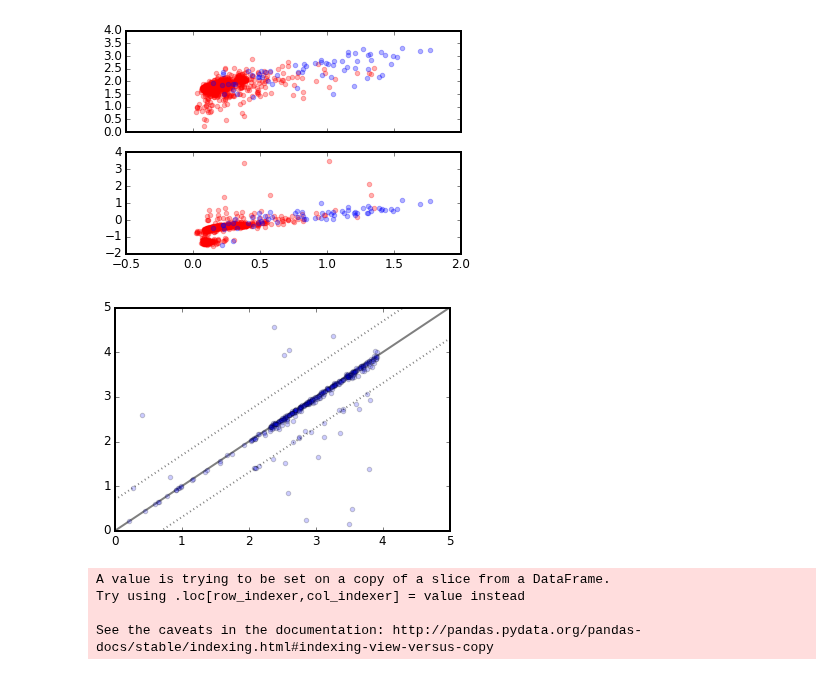
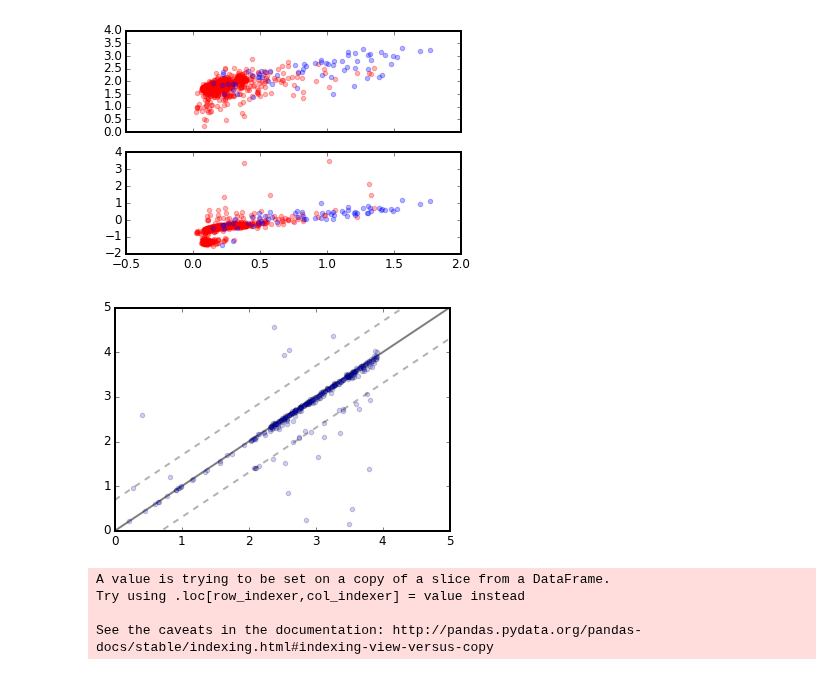
Before and after one commit to RuthAngus/GProtation, a Jupyter notebook: notebooks_tdm/summary.ipynb, the cells around one changed output. Saved outputs shown, nothing was run; the diff lists cells and outputs as text; code cells hidden in the pictures.

```diff
--- a/notebooks_tdm/summary.ipynb
+++ b/notebooks_tdm/summary.ipynb
@@ -84,28 +84,28 @@ ax2.scatter(good5.height, np.log10(good5.tau/good5.prot), label='good', color='b
 # %%
 %matplotlib inline
 import matplotlib.pyplot as plt
 import mpld3
 from mpld3 import plugins
 mpld3.enable_notebook()
 
 # q = 'tau > 0.5*prot and DELTA_OMEGA==0'
 q = 'DELTA_OMEGA==0'
 # q = 'DELTA_OMEGA > -1'
 
 fig, ax = plt.subplots(1,1)
 points = ax.scatter(np.log(df_acf.query(q)['P_MEAN']), np.log(df_acf.query(q).prot),
                     alpha=0.2)
 ax.plot(range(6), range(6), 'k', lw=2, alpha=0.5, zorder=0)
-ax.plot(range(6), np.arange(6) + np.log(2), ls=':', c='k', alpha=0.5)
-ax.plot(range(6), np.arange(6) - np.log(2), ls=':', c='k', alpha=0.5)
+ax.plot(range(6), np.arange(6) + np.log(2), ls='--', c='k', alpha=0.3)
+ax.plot(range(6), np.arange(6) - np.log(2), ls='--', c='k', alpha=0.3)
 ax.set_xlim((0,5))
 ax.set_ylim((0,5))
 tooltip = plugins.PointLabelTooltip(points, labels=['{}: {:.2f} ({:.2f})'.format(i, df_acf.ix[i, 'P_MEAN'],
                                                                                  df_acf.ix[i, 'prot'])
                                                     for i in df_acf.query(q).index])
 plugins.connect(fig, tooltip)
 # %% [output]
-[figure, old version]
+[figure, new version]
 # %%
 # Features: pmax, prot, height, tau, quality
 from sklearn.ensemble import RandomForestClassifier
```
Also changed, not shown: parts of 1 cell of this notebook, 1 other file.
